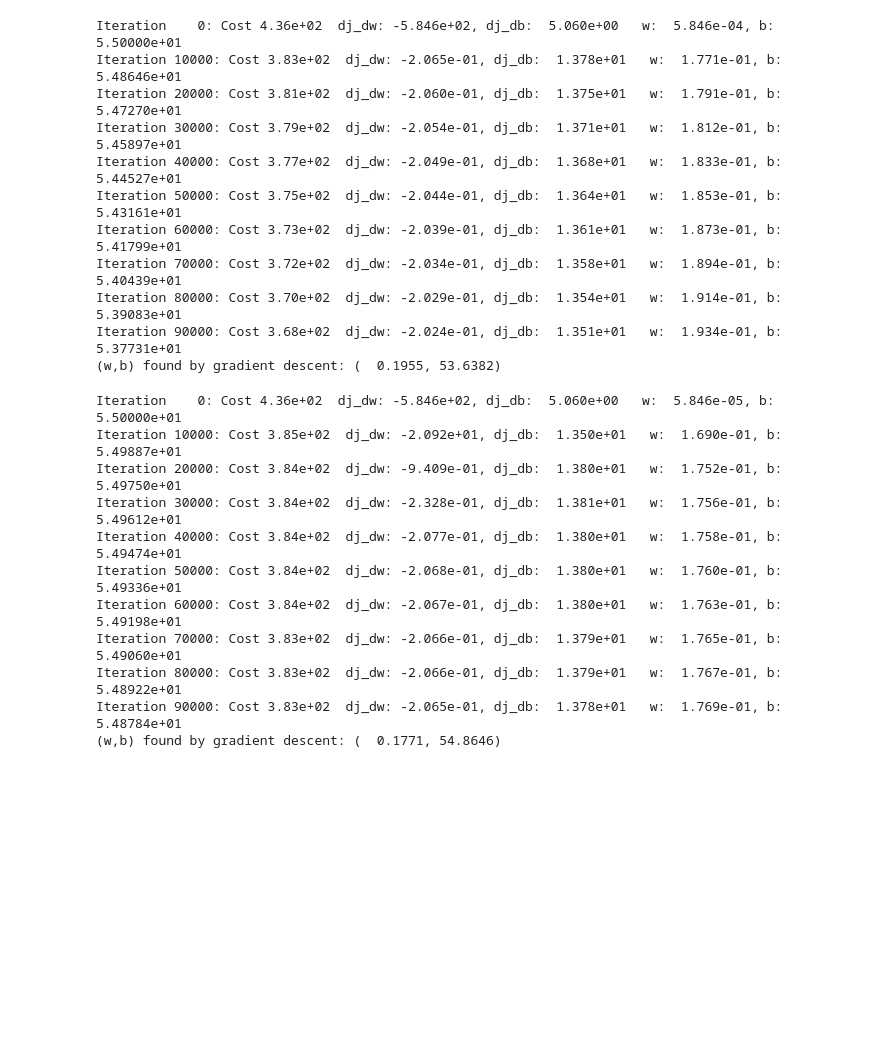
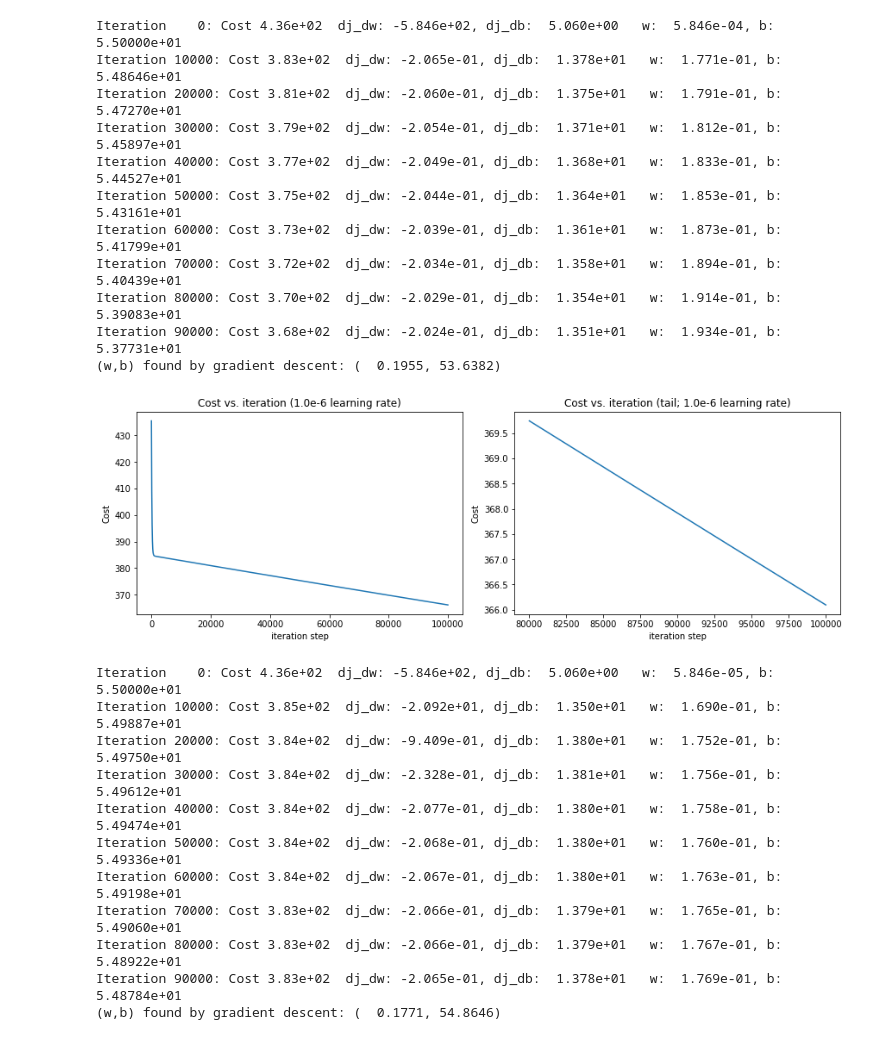
Before and after one commit to aRod209/machine-learning-playground, a Jupyter notebook: Supervised Learning/Simple Univariate Linear Regression.ipynb, the cells around one changed output. Drawn from its saved outputs; the diff is of its cells as text; code cells hidden in the pictures; blank space fills up the shorter version.

```diff
--- a/Supervised Learning/Simple Univariate Linear Regression.ipynb
+++ b/Supervised Learning/Simple Univariate Linear Regression.ipynb
@@ -478,6 +500,17 @@ Iteration 70000: Cost 3.72e+02  dj_dw: -2.034e-01, dj_db:  1.358e+01   w:  1.894
 Iteration 80000: Cost 3.70e+02  dj_dw: -2.029e-01, dj_db:  1.354e+01   w:  1.914e-01, b: 5.39083e+01
 Iteration 90000: Cost 3.68e+02  dj_dw: -2.024e-01, dj_db:  1.351e+01   w:  1.934e-01, b: 5.37731e+01
 (w,b) found by gradient descent: (  0.1955, 53.6382)
+# %%
+# plot cost versus iteration
+fig, (ax1, ax2) = plt.subplots(1, 2, constrained_layout=True, figsize=(12, 4))
+ax1.plot(J_hist)
+ax2.plot(80000 + np.arange(len(J_hist[80000:])), J_hist[80000:])
+ax1.set_title("Cost vs. iteration (1.0e-6 learning rate)");  ax2.set_title("Cost vs. iteration (tail; 1.0e-6 learning rate)")
+ax1.set_ylabel('Cost')             ;  ax2.set_ylabel('Cost')
+ax1.set_xlabel('iteration step')   ;  ax2.set_xlabel('iteration step')
+plt.show()
+# %% [output]
+[figure, added]
 # %%
 # Gradient descent settings
 iterations = 100000
```
Also changed, not shown: parts of 6 cells of this notebook.
